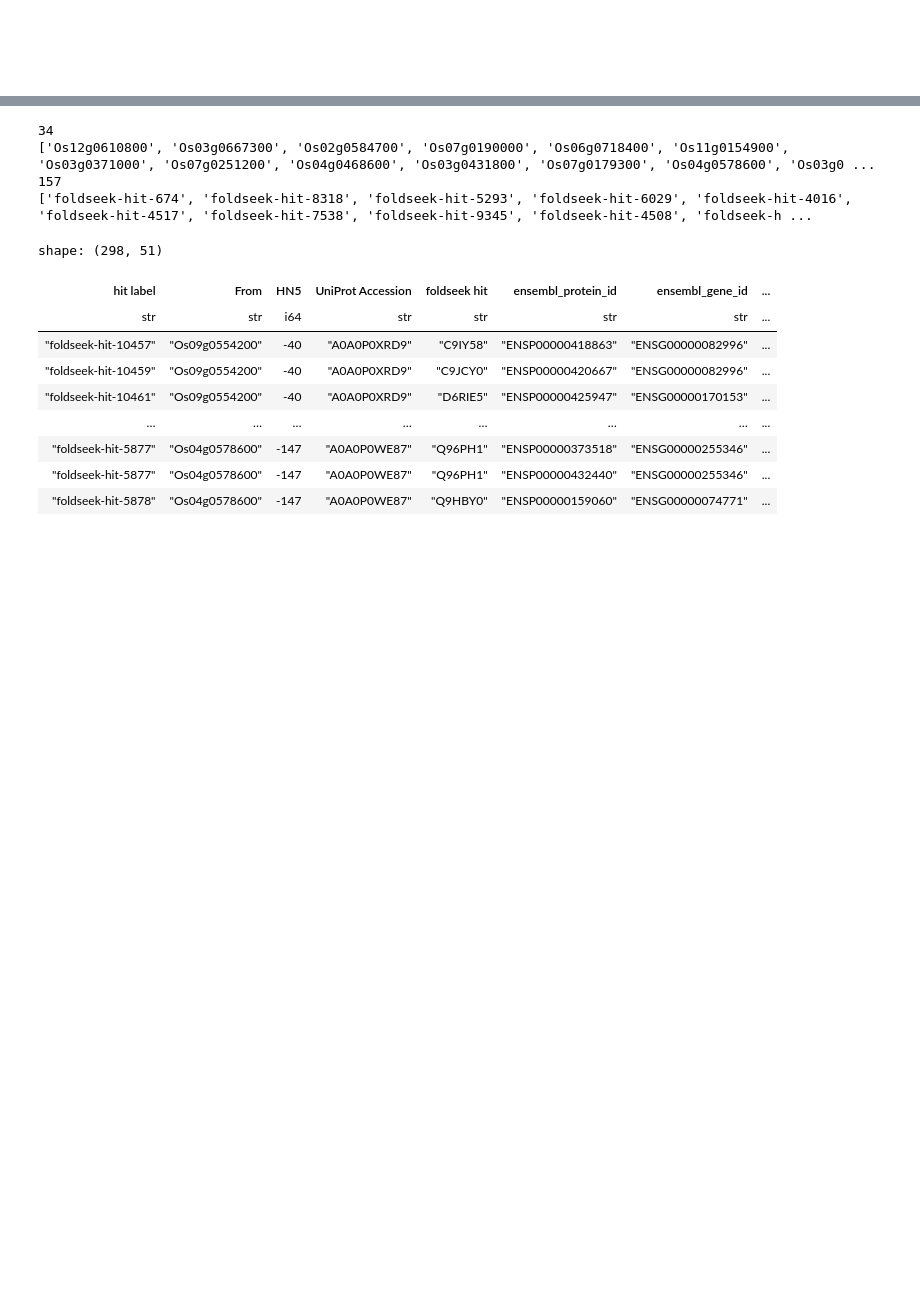
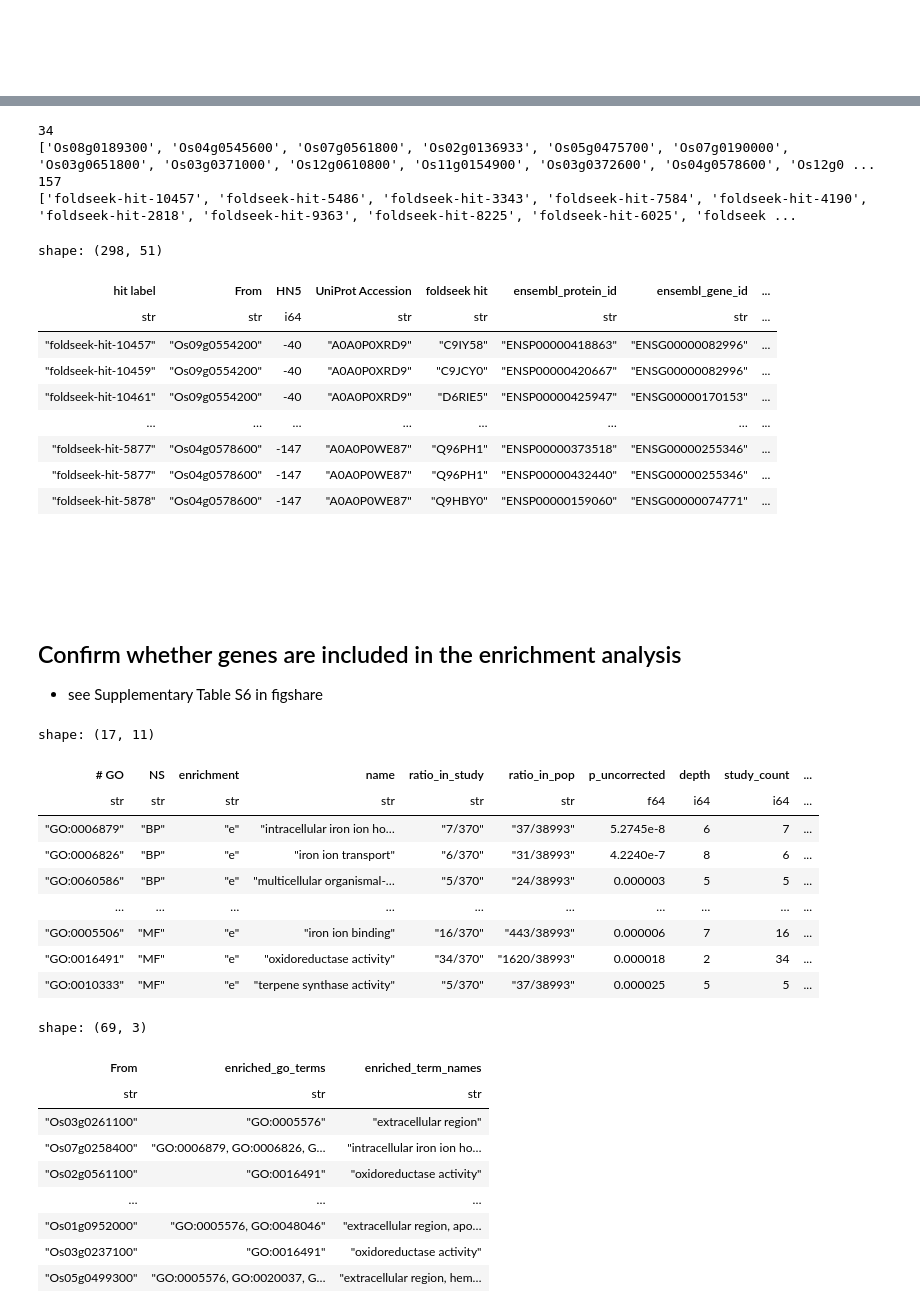
Before and after one commit to yonesora56/HS_rice_analysis, a Jupyter notebook: notebooks/13_foldseek_result_parse_2_down.ipynb, the cells around one changed output, grey strips where cells are left out. Saved outputs shown, nothing was run; the diff lists cells and outputs as text; code cells hidden in the pictures; blank space fills up the shorter version.

Commit message:
add validation result for creating Table 1

```diff
--- a/notebooks/13_foldseek_result_parse_2_down.ipynb
+++ b/notebooks/13_foldseek_result_parse_2_down.ipynb
@@ -1862,11 +1862,6 @@ condition3_filter_4_tsv = condition3_domain_panhomology_info.filter(
     (~pl.col("foldseek hit").is_in(condition3_filter_1_tsv.select("foldseek hit").to_series())) #
 )
 
-condition3_filter_4_tsv.write_csv(
-    f"../Data/20_foldseek_result_validate_rice_down/rice_down/{VERSION}/foldseek_result_rice_down_domain_panhomology_info_filtercondtion3_filter4_{VERSION}.tsv",
-    separator="\t"
-)
-
 print(condition3_filter_4_tsv.select("From").n_unique())
 print(condition3_filter_4_tsv.select("From").unique().to_series().to_list())
 print(condition3_filter_4_tsv.select("hit label").n_unique())
@@ -1874,9 +1869,9 @@ print(condition3_filter_4_tsv.select("hit label").unique().to_series().to_list()
 display(condition3_filter_4_tsv)
 # %% [output]
 34
-['Os12g0610800', 'Os03g0667300', 'Os02g0584700', 'Os07g0190000', 'Os06g0718400', 'Os11g0154900', 'Os03g0371000', 'Os07g0251200', 'Os04g0468600', 'Os03g0431800', 'Os07g0179300', 'Os04g0578600', 'Os03g0 ...
+['Os08g0189300', 'Os04g0545600', 'Os07g0561800', 'Os02g0136933', 'Os05g0475700', 'Os07g0190000', 'Os03g0651800', 'Os03g0371000', 'Os12g0610800', 'Os11g0154900', 'Os03g0372600', 'Os04g0578600', 'Os12g0 ...
 157
-['foldseek-hit-674', 'foldseek-hit-8318', 'foldseek-hit-5293', 'foldseek-hit-6029', 'foldseek-hit-4016', 'foldseek-hit-4517', 'foldseek-hit-7538', 'foldseek-hit-9345', 'foldseek-hit-4508', 'foldseek-h ...
+['foldseek-hit-10457', 'foldseek-hit-5486', 'foldseek-hit-3343', 'foldseek-hit-7584', 'foldseek-hit-4190', 'foldseek-hit-2818', 'foldseek-hit-9363', 'foldseek-hit-8225', 'foldseek-hit-6025', 'foldseek ...
 shape: (298, 51)
 | hit label | From | HN5 | UniProt Accession | foldseek hit | ensembl_protein_id | ensembl_gene_id | ... |
 | str | str | i64 | str | str | str | str | ... |
@@ -1887,3 +1882,54 @@ shape: (298, 51)
 | "foldseek-hit-5877" | "Os04g0578600" | -147 | "A0A0P0WE87" | "Q96PH1" | "ENSP00000373518" | "ENSG00000255346" | ... |
 | "foldseek-hit-5877" | "Os04g0578600" | -147 | "A0A0P0WE87" | "Q96PH1" | "ENSP00000432440" | "ENSG00000255346" | ... |
 | "foldseek-hit-5878" | "Os04g0578600" | -147 | "A0A0P0WE87" | "Q9HBY0" | "ENSP00000159060" | "ENSG00000074771" | ... |
+# %% [markdown]
+&nbsp;
+
+&nbsp;
+# %% [markdown]
+## Confirm whether genes are included in the enrichment analysis
+
+- see Supplementary Table S6 in figshare
+# %%
+enrichment_rice_down = pl.read_csv(
+    "../Data/09_goatools/result/rice_go_enrichment_down_modified.tsv",
+    separator="\t"
+)
+
+enrichment_expanded = enrichment_rice_down.with_columns([
+    # split study_items into individual genes
+    pl.col("study_items").str.split(", ").alias("gene_list")
+]).explode("gene_list").select([
+    pl.col("gene_list").alias("From"),
+    pl.col("# GO").alias("go_term"),
+    pl.col("name").alias("term_name")
+])
+
+gene_enrichment_summary = enrichment_expanded.group_by("From").agg([
+    pl.col("go_term").str.concat(delimiter=", ").alias("enriched_go_terms"),
+    pl.col("term_name").str.concat(delimiter=", ").alias("enriched_term_names")
+])
+
+display(enrichment_rice_down)
+display(gene_enrichment_summary)
+# %% [output]
+shape: (17, 11)
+| # GO | NS | enrichment | name | ratio_in_study | ratio_in_pop | p_uncorrected | depth | study_count | ... |
+| str | str | str | str | str | str | f64 | i64 | i64 | ... |
+| "GO:0006879" | "BP" | "e" | "intracellular iron ion ho… | "7/370" | "37/38993" | 5.2745e-8 | 6 | 7 | ... |
+| "GO:0006826" | "BP" | "e" | "iron ion transport" | "6/370" | "31/38993" | 4.2240e-7 | 8 | 6 | ... |
+| "GO:0060586" | "BP" | "e" | "multicellular organismal-… | "5/370" | "24/38993" | 0.000003 | 5 | 5 | ... |
+| … | … | … | … | … | … | … | … | … | ... |
+| "GO:0005506" | "MF" | "e" | "iron ion binding" | "16/370" | "443/38993" | 0.000006 | 7 | 16 | ... |
+| "GO:0016491" | "MF" | "e" | "oxidoreductase activity" | "34/370" | "1620/38993" | 0.000018 | 2 | 34 | ... |
+| "GO:0010333" | "MF" | "e" | "terpene synthase activity" | "5/370" | "37/38993" | 0.000025 | 5 | 5 | ... |
+shape: (69, 3)
+| From | enriched_go_terms | enriched_term_names |
+| str | str | str |
+| "Os03g0261100" | "GO:0005576" | "extracellular region" |
+| "Os07g0258400" | "GO:0006879, GO:0006826, G… | "intracellular iron ion ho… |
+| "Os02g0561100" | "GO:0016491" | "oxidoreductase activity" |
+| … | … | … |
+| "Os01g0952000" | "GO:0005576, GO:0048046" | "extracellular region, apo… |
+| "Os03g0237100" | "GO:0016491" | "oxidoreductase activity" |
+| "Os05g0499300" | "GO:0005576, GO:0020037, G… | "extracellular region, hem… |
```
Also changed, not shown: parts of 18 cells of this notebook, 3 other files.
